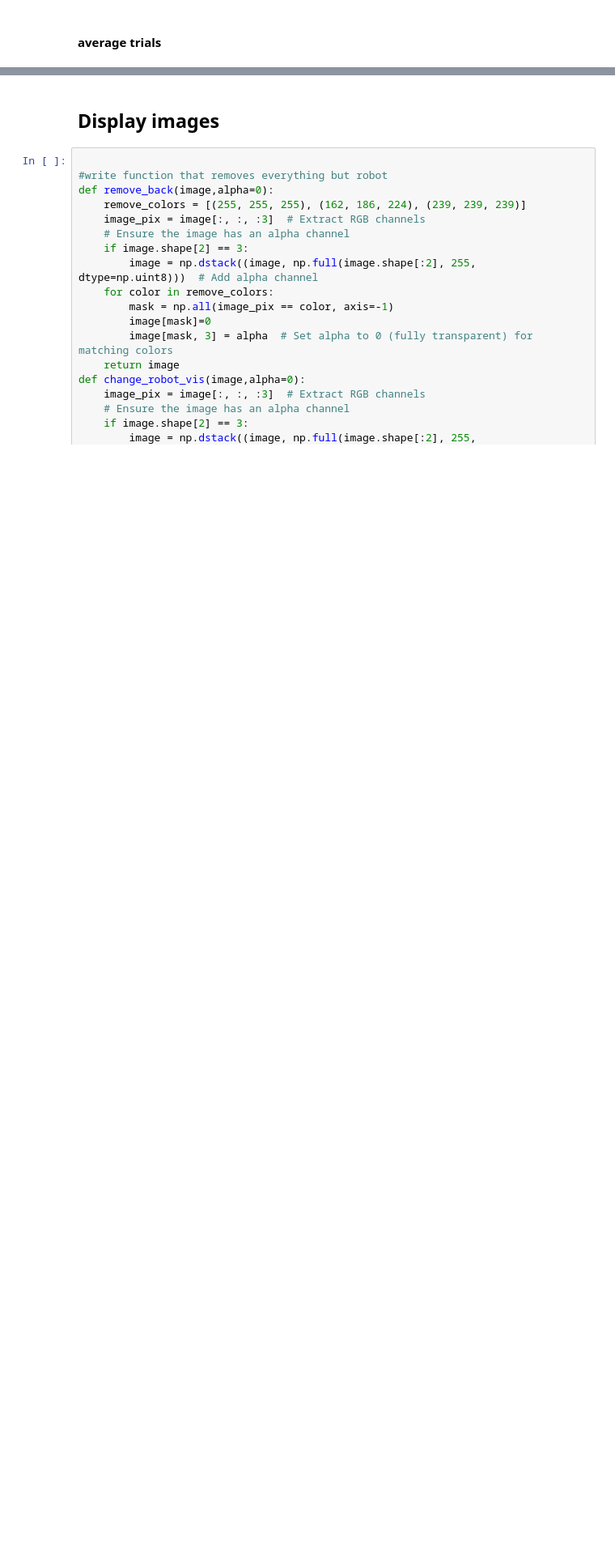
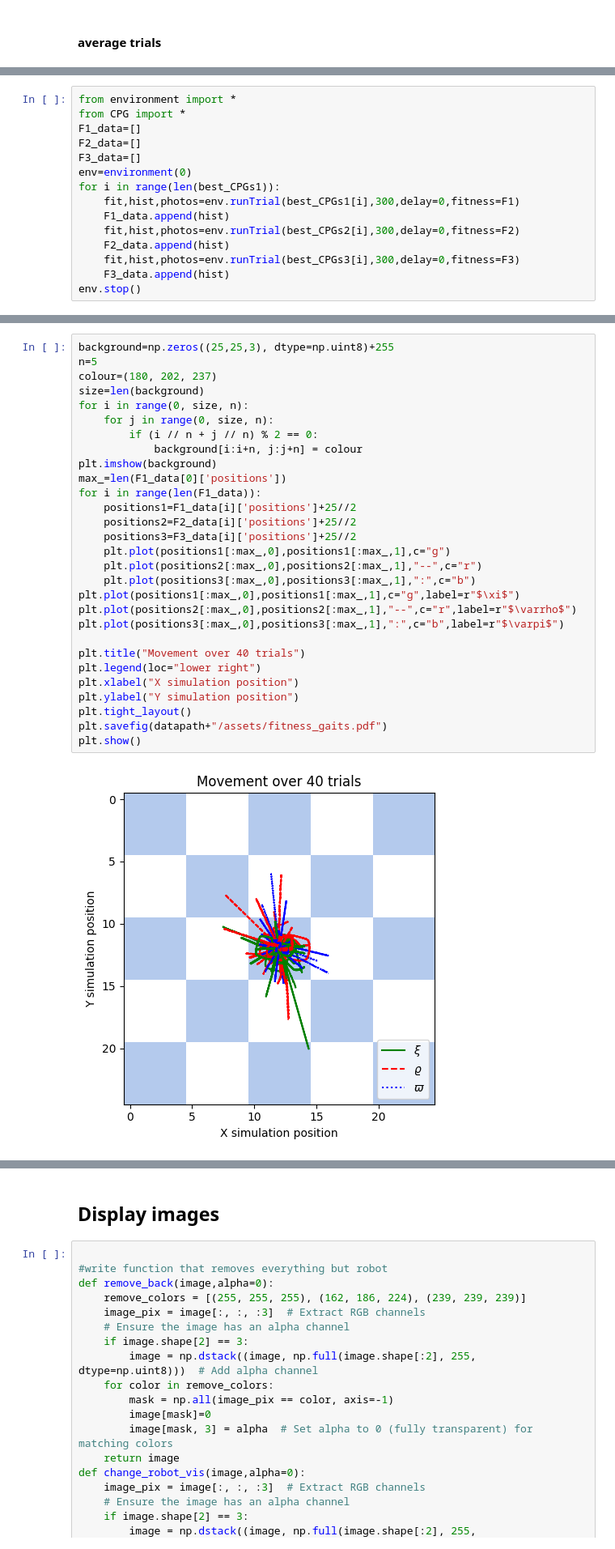
Before and after one commit to shepai/Quadruped, a Jupyter notebook: Code/GAs/revie.ipynb, the cells around one changed output, grey strips where cells are left out. Shown: that part at 81% size. Drawn from its saved outputs; the diff is of its cells as text; blank space fills up the shorter version.

```diff
--- a/Code/GAs/revie.ipynb
+++ b/Code/GAs/revie.ipynb
@@ -101,0 +182,15 @@ plt.show()
+# %%
+from environment import *
+from CPG import *
+F1_data=[]
+F2_data=[]
+F3_data=[]
+env=environment(0)
+for i in range(len(best_CPGs1)):
+    fit,hist,photos=env.runTrial(best_CPGs1[i],300,delay=0,fitness=F1)
+    F1_data.append(hist)
+    fit,hist,photos=env.runTrial(best_CPGs2[i],300,delay=0,fitness=F2)
+    F2_data.append(hist)
+    fit,hist,photos=env.runTrial(best_CPGs3[i],300,delay=0,fitness=F3)
+    F3_data.append(hist)
+env.stop()
@@ -101,0 +248,31 @@ plt.show()
+# %%
+background=np.zeros((25,25,3), dtype=np.uint8)+255
+n=5
+colour=(180, 202, 237)
+size=len(background)
+for i in range(0, size, n):
+    for j in range(0, size, n):
+        if (i // n + j // n) % 2 == 0:
+            background[i:i+n, j:j+n] = colour
+plt.imshow(background)
+max_=len(F1_data[0]['positions'])
+for i in range(len(F1_data)):
+    positions1=F1_data[i]['positions']+25//2
+    positions2=F2_data[i]['positions']+25//2
+    positions3=F3_data[i]['positions']+25//2
+    plt.plot(positions1[:max_,0],positions1[:max_,1],c="g")
+    plt.plot(positions2[:max_,0],positions2[:max_,1],"--",c="r")
+    plt.plot(positions3[:max_,0],positions3[:max_,1],":",c="b")
+plt.plot(positions1[:max_,0],positions1[:max_,1],c="g",label=r"$\xi$")
+plt.plot(positions2[:max_,0],positions2[:max_,1],"--",c="r",label=r"$\varrho$")
+plt.plot(positions3[:max_,0],positions3[:max_,1],":",c="b",label=r"$\varpi$")
+
+plt.title("Movement over 40 trials")
+plt.legend(loc="lower right")
+plt.xlabel("X simulation position")
+plt.ylabel("Y simulation position")
+plt.tight_layout()
+plt.savefig(datapath+"/assets/fitness_gaits.pdf")
+plt.show()
+# %% [output]
+[figure, added]
```
Also changed, not shown: parts of 34 cells of this notebook, 1 other file.
